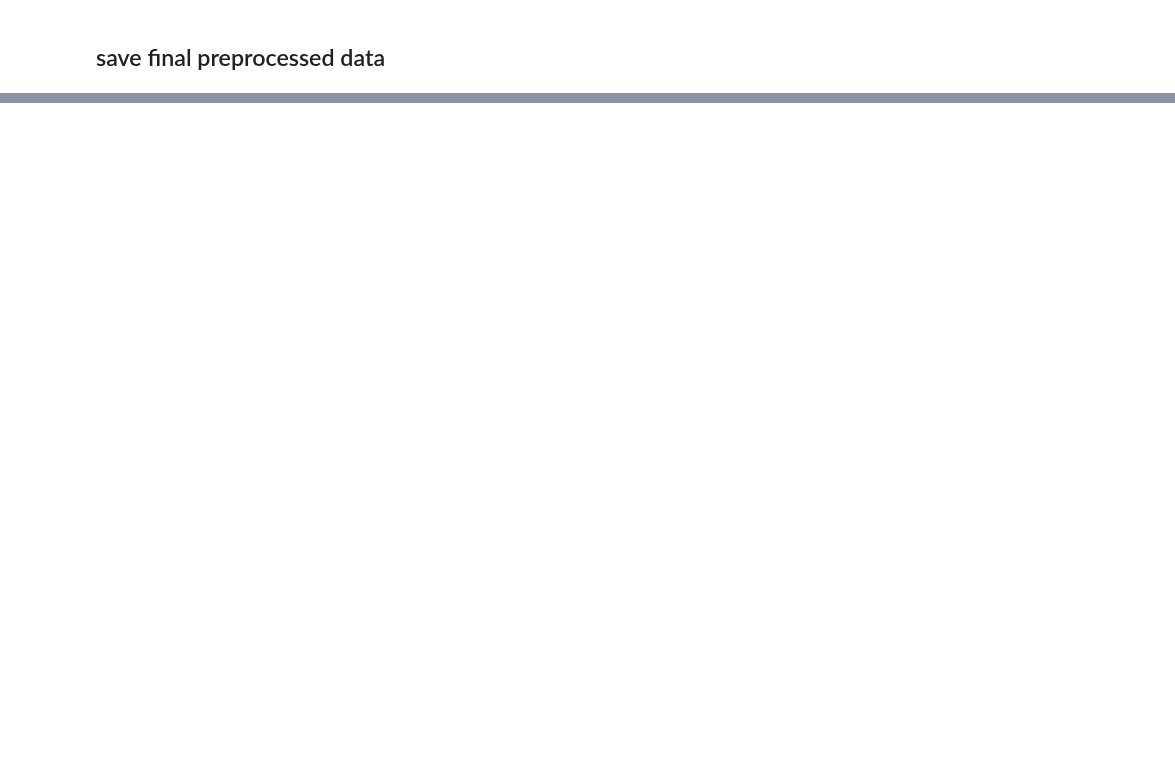
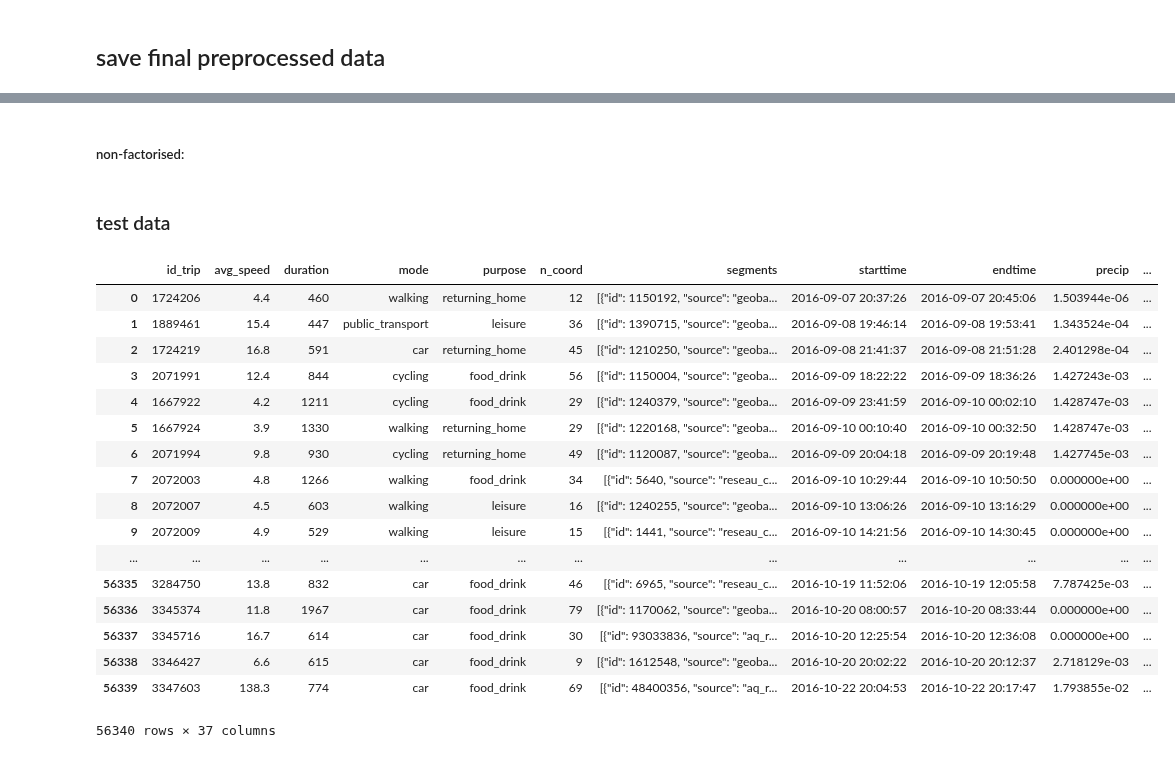
Before and after one commit to Thomasjkeel/Trip_Purpose_Classification, a Jupyter notebook: Notebooks/preprocessing/all_preprocessing.ipynb, the cells around one changed output, grey strips where cells are left out. Cells and saved outputs as stored; diff of their text form; code cells hidden in the pictures; blank space fills up the shorter version.

```diff
--- a/Notebooks/preprocessing/all_preprocessing.ipynb
+++ b/Notebooks/preprocessing/all_preprocessing.ipynb
@@ -232,0 +1292,2 @@ Wall time: 14min 32s
+# %% [markdown]
+##### non-factorised:
@@ -233,4 +1316,44 @@ Wall time: 14min 32s
+# %% [markdown]
+### test data
 # %%
-# path to the preprocessed MTL Trajet data
-# path_final_2016 = "../../Data/mtl_trajet/mtl_trajet_2016_final.shp"
-# path_final_2017 = "../../Data/mtl_trajet/trajets_mtl_trajet_2017_final.shp"
+# path to the MTL Trajet data
+path_2016 = "../../Data/mtl_trajet/mtl_trajet_2016_final.shp"
+path_2017 = "../../Data/mtl_trajet/mtl_trajet_2017_final.shp"
+# %%
+gdf_2016 = preprocessing.translate.translate_data(path_2016)
+gdf_2017 = preprocessing.translate.translate_data(path_2017)
+
+gdf_2016['starttime'] = pd.to_datetime(gdf_2016['starttime'])
+gdf_2016['endtime'] = pd.to_datetime(gdf_2016['endtime'])
+gdf_2017['starttime'] = pd.to_datetime(gdf_2017['starttime'])
+gdf_2017['endtime'] = pd.to_datetime(gdf_2017['endtime'])
+
+gdf_2016['start_can'] = gdf_2016['start_can'].apply(wkt.loads)
+gdf_2016['end_can'] = gdf_2016['end_can'].apply(wkt.loads)
+gdf_2017['start_can'] = gdf_2017['start_can'].apply(wkt.loads)
+gdf_2017['end_can'] = gdf_2017['end_can'].apply(wkt.loads)
+gdf_2016['start_wgs'] = gdf_2016['start_wgs'].apply(wkt.loads)
+gdf_2016['end_wgs'] = gdf_2016['end_wgs'].apply(wkt.loads)
+gdf_2017['start_wgs'] = gdf_2017['start_wgs'].apply(wkt.loads)
+gdf_2017['end_wgs'] = gdf_2017['end_wgs'].apply(wkt.loads)
+# %%
+gdf_2016
+# %% [output]
+|  | id_trip | avg_speed | duration | mode | purpose | n_coord | segments | starttime | endtime | precip | ... |
+| 0 | 1724206 | 4.4 | 460 | walking | returning_home | 12 | [{"id": 1150192, "source": "geoba... | 2016-09-07 20:37:26 | 2016-09-07 20:45:06 | 1.503944e-06 | ... |
+| 1 | 1889461 | 15.4 | 447 | public_transport | leisure | 36 | [{"id": 1390715, "source": "geoba... | 2016-09-08 19:46:14 | 2016-09-08 19:53:41 | 1.343524e-04 | ... |
+| 2 | 1724219 | 16.8 | 591 | car | returning_home | 45 | [{"id": 1210250, "source": "geoba... | 2016-09-08 21:41:37 | 2016-09-08 21:51:28 | 2.401298e-04 | ... |
+| 3 | 2071991 | 12.4 | 844 | cycling | food_drink | 56 | [{"id": 1150004, "source": "geoba... | 2016-09-09 18:22:22 | 2016-09-09 18:36:26 | 1.427243e-03 | ... |
+| 4 | 1667922 | 4.2 | 1211 | cycling | food_drink | 29 | [{"id": 1240379, "source": "geoba... | 2016-09-09 23:41:59 | 2016-09-10 00:02:10 | 1.428747e-03 | ... |
+| 5 | 1667924 | 3.9 | 1330 | walking | returning_home | 29 | [{"id": 1220168, "source": "geoba... | 2016-09-10 00:10:40 | 2016-09-10 00:32:50 | 1.428747e-03 | ... |
+| 6 | 2071994 | 9.8 | 930 | cycling | returning_home | 49 | [{"id": 1120087, "source": "geoba... | 2016-09-09 20:04:18 | 2016-09-09 20:19:48 | 1.427745e-03 | ... |
+| 7 | 2072003 | 4.8 | 1266 | walking | food_drink | 34 | [{"id": 5640, "source": "reseau_c... | 2016-09-10 10:29:44 | 2016-09-10 10:50:50 | 0.000000e+00 | ... |
+| 8 | 2072007 | 4.5 | 603 | walking | leisure | 16 | [{"id": 1240255, "source": "geoba... | 2016-09-10 13:06:26 | 2016-09-10 13:16:29 | 0.000000e+00 | ... |
+| 9 | 2072009 | 4.9 | 529 | walking | leisure | 15 | [{"id": 1441, "source": "reseau_c... | 2016-09-10 14:21:56 | 2016-09-10 14:30:45 | 0.000000e+00 | ... |
+| ... | ... | ... | ... | ... | ... | ... | ... | ... | ... | ... | ... |
+| 56335 | 3284750 | 13.8 | 832 | car | food_drink | 46 | [{"id": 6965, "source": "reseau_c... | 2016-10-19 11:52:06 | 2016-10-19 12:05:58 | 7.787425e-03 | ... |
+| 56336 | 3345374 | 11.8 | 1967 | car | food_drink | 79 | [{"id": 1170062, "source": "geoba... | 2016-10-20 08:00:57 | 2016-10-20 08:33:44 | 0.000000e+00 | ... |
+| 56337 | 3345716 | 16.7 | 614 | car | food_drink | 30 | [{"id": 93033836, "source": "aq_r... | 2016-10-20 12:25:54 | 2016-10-20 12:36:08 | 0.000000e+00 | ... |
+| 56338 | 3346427 | 6.6 | 615 | car | food_drink | 9 | [{"id": 1612548, "source": "geoba... | 2016-10-20 20:02:22 | 2016-10-20 20:12:37 | 2.718129e-03 | ... |
+| 56339 | 3347603 | 138.3 | 774 | car | food_drink | 69 | [{"id": 48400356, "source": "aq_r... | 2016-10-22 20:04:53 | 2016-10-22 20:17:47 | 1.793855e-02 | ... |
+56340 rows × 37 columns
```
Also changed, not shown: parts of 112 cells of this notebook, 13 other files.
